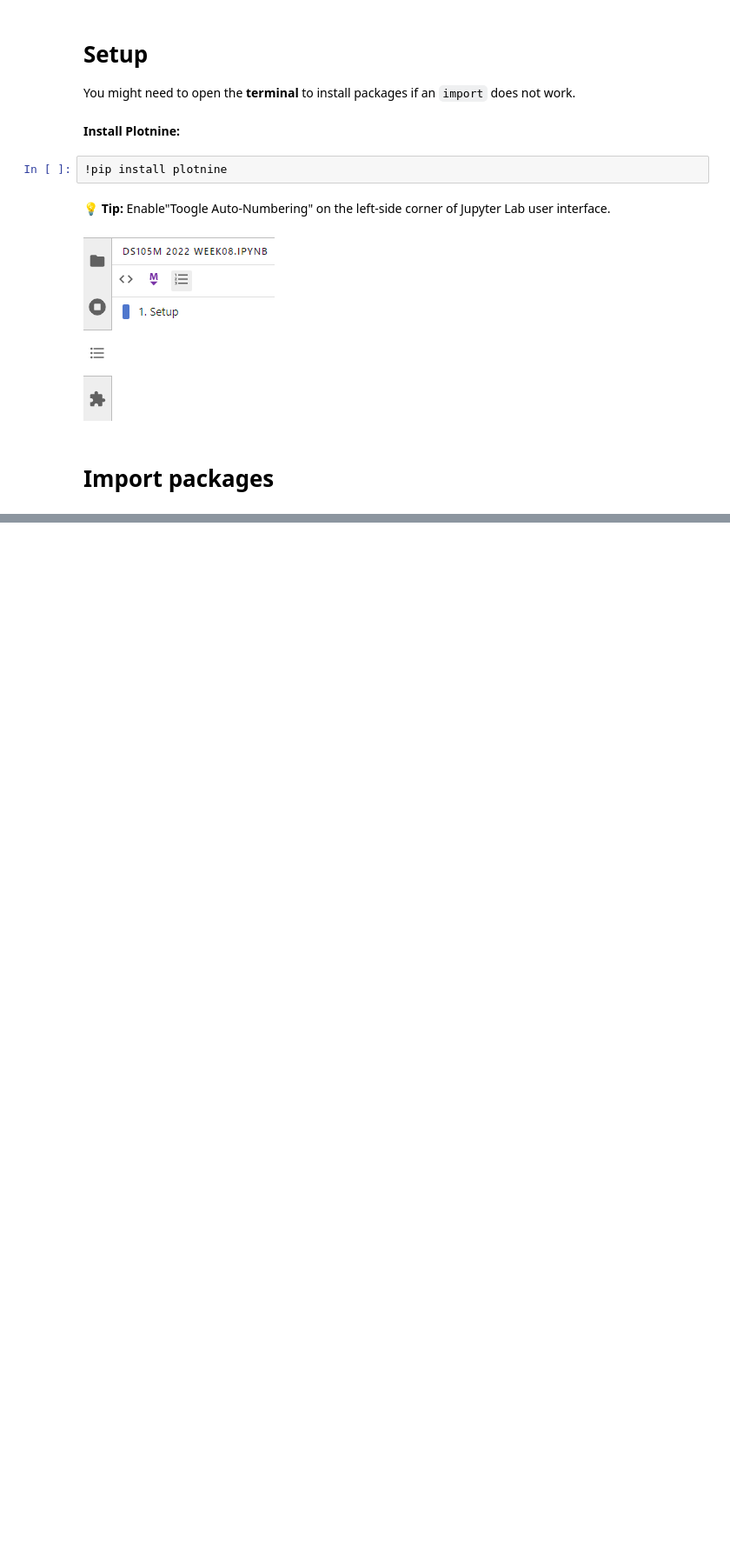
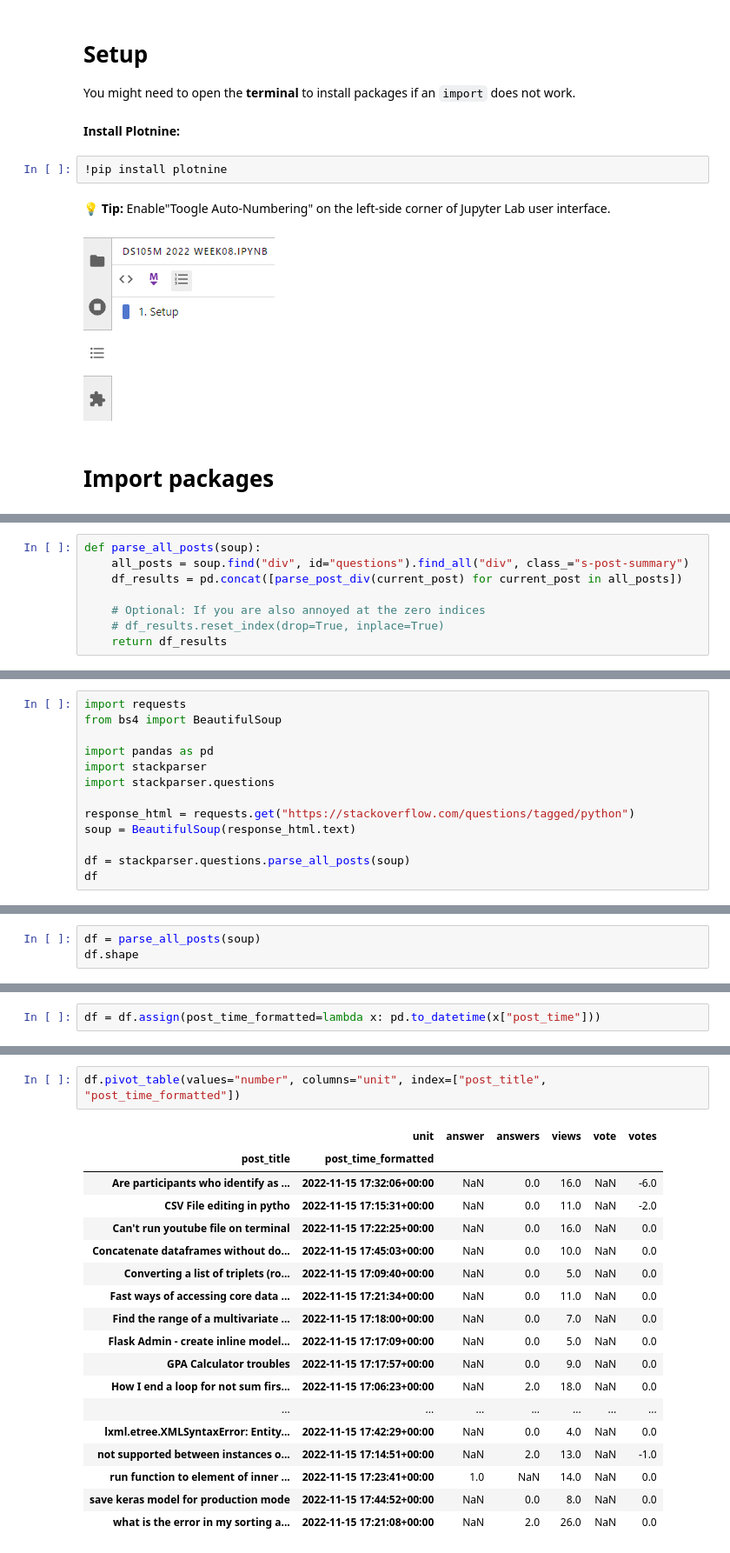
Before and after one commit to LSE-DSI/lse-ds105-course-notes, a Jupyter notebook: resources/week08/DS105M 2022 Week08.ipynb, the cells around one changed output, grey strips where cells are left out. Shown at 87% size. Cells and saved outputs as stored; diff of their text form; blank space fills up the shorter version.

```diff
--- a/resources/week08/DS105M 2022 Week08.ipynb
+++ b/resources/week08/DS105M 2022 Week08.ipynb
@@ -32,0 +412,8 @@ from plotnine import *
+# %%
+def parse_all_posts(soup):
+    all_posts = soup.find("div", id="questions").find_all("div", class_="s-post-summary")
+    df_results = pd.concat([parse_post_div(current_post) for current_post in all_posts])
+
+    # Optional: If you are also annoyed at the zero indices
+    # df_results.reset_index(drop=True, inplace=True)
+    return df_results
@@ -32,0 +490,13 @@ from plotnine import *
+# %%
+import requests
+from bs4 import BeautifulSoup
+
+import pandas as pd
+import stackparser
+import stackparser.questions
+
+response_html = requests.get("https://stackoverflow.com/questions/tagged/python")
+soup = BeautifulSoup(response_html.text)
+
+df = stackparser.questions.parse_all_posts(soup)
+df
@@ -32,0 +519,3 @@ from plotnine import *
+# %%
+df = parse_all_posts(soup)
+df.shape
@@ -32,0 +588,2 @@ from plotnine import *
+# %%
+df = df.assign(post_time_formatted=lambda x: pd.to_datetime(x["post_time"]))
@@ -32,0 +596,21 @@ from plotnine import *
+# %%
+df.pivot_table(values="number", columns="unit", index=["post_title", "post_time_formatted"])
+# %% [output]
+|  | unit | answer | answers | views | vote | votes |
+| post_title | post_time_formatted |  |  |  |  |  |
+| Are participants who identify as ... | 2022-11-15 17:32:06+00:00 | NaN | 0.0 | 16.0 | NaN | -6.0 |
+| CSV File editing in pytho | 2022-11-15 17:15:31+00:00 | NaN | 0.0 | 11.0 | NaN | -2.0 |
+| Can't run youtube file on terminal | 2022-11-15 17:22:25+00:00 | NaN | 0.0 | 16.0 | NaN | 0.0 |
+| Concatenate dataframes without do... | 2022-11-15 17:45:03+00:00 | NaN | 0.0 | 10.0 | NaN | 0.0 |
+| Converting a list of triplets (ro... | 2022-11-15 17:09:40+00:00 | NaN | 0.0 | 5.0 | NaN | 0.0 |
+| Fast ways of accessing core data ... | 2022-11-15 17:21:34+00:00 | NaN | 0.0 | 11.0 | NaN | 0.0 |
+| Find the range of a multivariate ... | 2022-11-15 17:18:00+00:00 | NaN | 0.0 | 7.0 | NaN | 0.0 |
+| Flask Admin - create inline model... | 2022-11-15 17:17:09+00:00 | NaN | 0.0 | 5.0 | NaN | 0.0 |
+| GPA Calculator troubles | 2022-11-15 17:17:57+00:00 | NaN | 0.0 | 9.0 | NaN | 0.0 |
+| How I end a loop for not sum firs... | 2022-11-15 17:06:23+00:00 | NaN | 2.0 | 18.0 | NaN | 0.0 |
+| ... | ... | ... | ... | ... | ... | ... |
+| lxml.etree.XMLSyntaxError: Entity... | 2022-11-15 17:42:29+00:00 | NaN | 0.0 | 4.0 | NaN | 0.0 |
+| not supported between instances o... | 2022-11-15 17:14:51+00:00 | NaN | 2.0 | 13.0 | NaN | -1.0 |
+| run function to element of inner ... | 2022-11-15 17:23:41+00:00 | 1.0 | NaN | 14.0 | NaN | 0.0 |
+| save keras model for production mode | 2022-11-15 17:44:52+00:00 | NaN | 0.0 | 8.0 | NaN | 0.0 |
+| what is the error in my sorting a... | 2022-11-15 17:21:08+00:00 | NaN | 2.0 | 26.0 | NaN | 0.0 |
```
Also changed, not shown: parts of 86 cells of this notebook, 7 other files.
